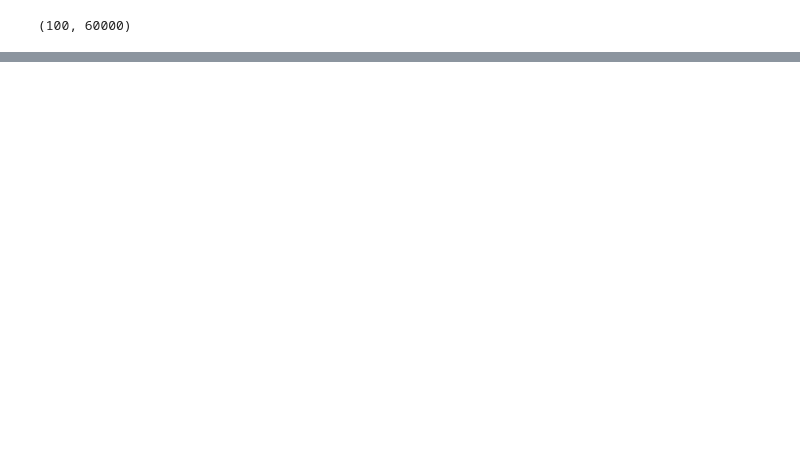
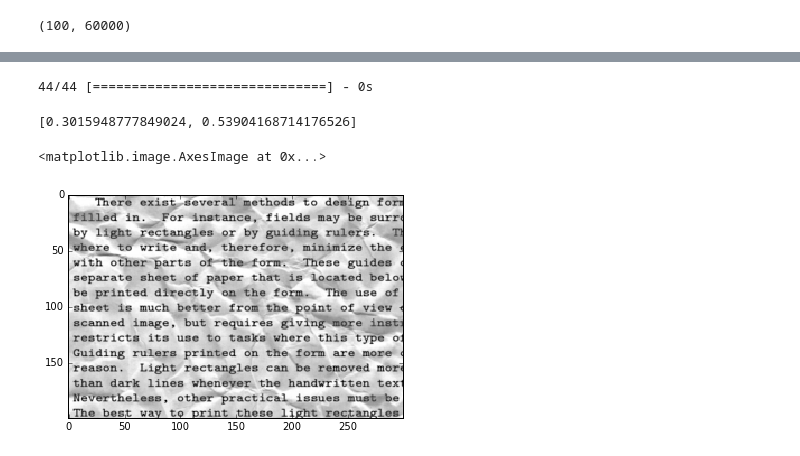
Before and after one commit to stimuli93/Denoising-Auto-Encoder, a Jupyter notebook: Simple-AutoEncoder.ipynb, the cells around one changed output, grey strips where cells are left out. Cells and saved outputs as stored; diff of their text form; code cells hidden in the pictures; blank space fills up the shorter version.

Commit message:
3 hidden layer NN with dropout in keras

```diff
--- a/Simple-AutoEncoder.ipynb
+++ b/Simple-AutoEncoder.ipynb
@@ -107,0 +71,12 @@ print(sess.run(y_pred,feed_dict={x:X_train,y:y_train}))
+# %%
+model = Sequential()
+model.add(Dense(600, batch_input_shape=(None, 60000),activation='relu'))
+model.add(Dropout(0.3))
+model.add(Dense(100,activation='relu'))
+model.add(Dense(600,activation='relu'))
+model.add(Dropout(0.3))
+model.add(Dense(60000,activation='sigmoid'))
+# %%
+model.compile(optimizer='adam',
+              loss='binary_crossentropy',
+              metrics=['accuracy'])
@@ -107,0 +103,2 @@ print(sess.run(y_pred,feed_dict={x:X_train,y:y_train}))
+# %%
+model.fit(X_train, y_train, nb_epoch=10, batch_size=8)
@@ -107,0 +127,2 @@ print(sess.run(y_pred,feed_dict={x:X_train,y:y_train}))
+# %%
+model.fit(X_train, y_train, nb_epoch=10, batch_size=8)
@@ -107,0 +151,5 @@ print(sess.run(y_pred,feed_dict={x:X_train,y:y_train}))
+# %%
+model.evaluate(X_val, y_val, batch_size=16)
+# %% [output]
+44/44 [==============================] - 0s
+[0.3015948777849024, 0.53904168714176526]
@@ -107,0 +160,5 @@ print(sess.run(y_pred,feed_dict={x:X_train,y:y_train}))
+# %%
+plt.imshow(X_train[0].reshape([200,300])*255.0, cmap='gray', interpolation='nearest')
+# %% [output]
+<matplotlib.image.AxesImage at 0x...>
+[figure, added]
```
Also changed, not shown: parts of 26 cells of this notebook.
